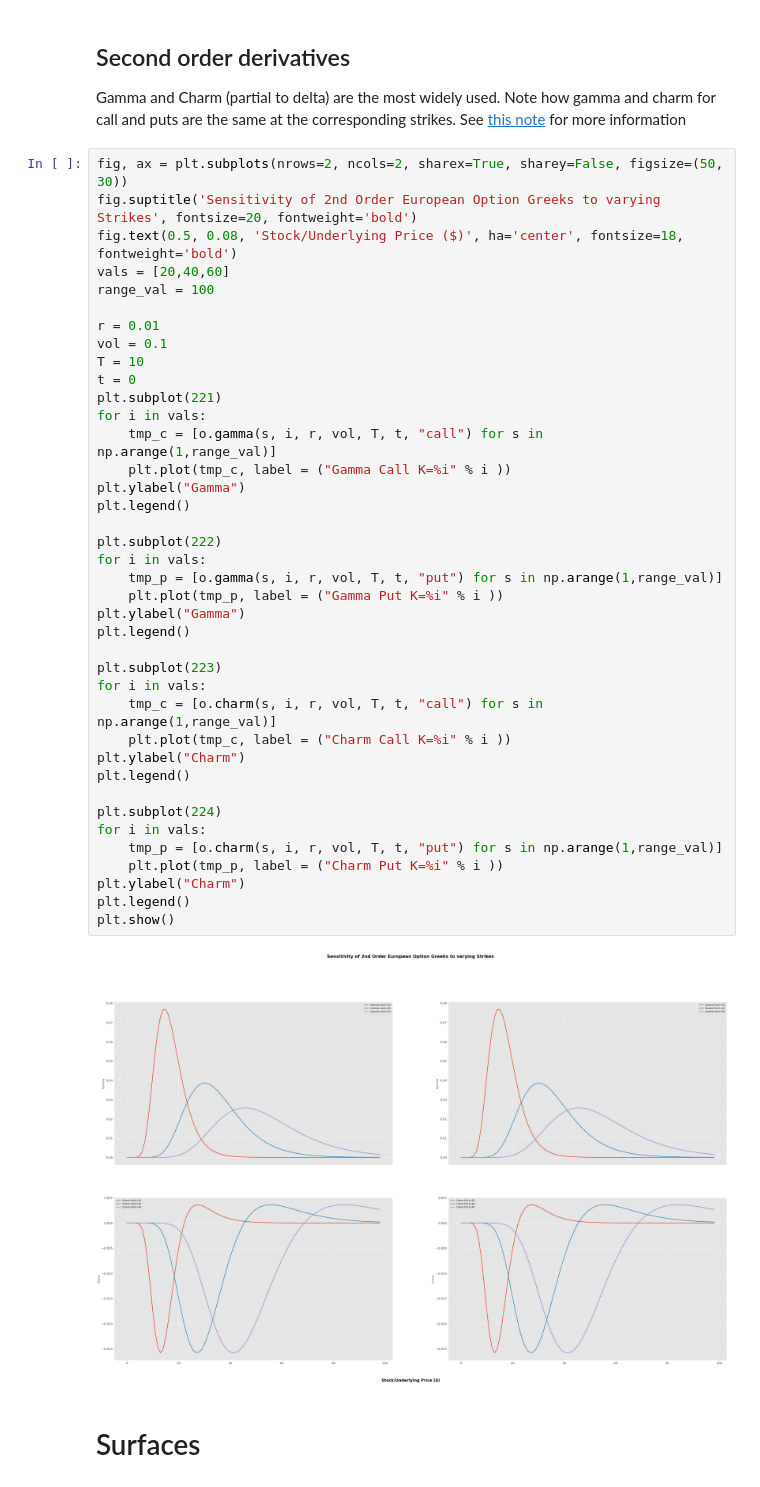
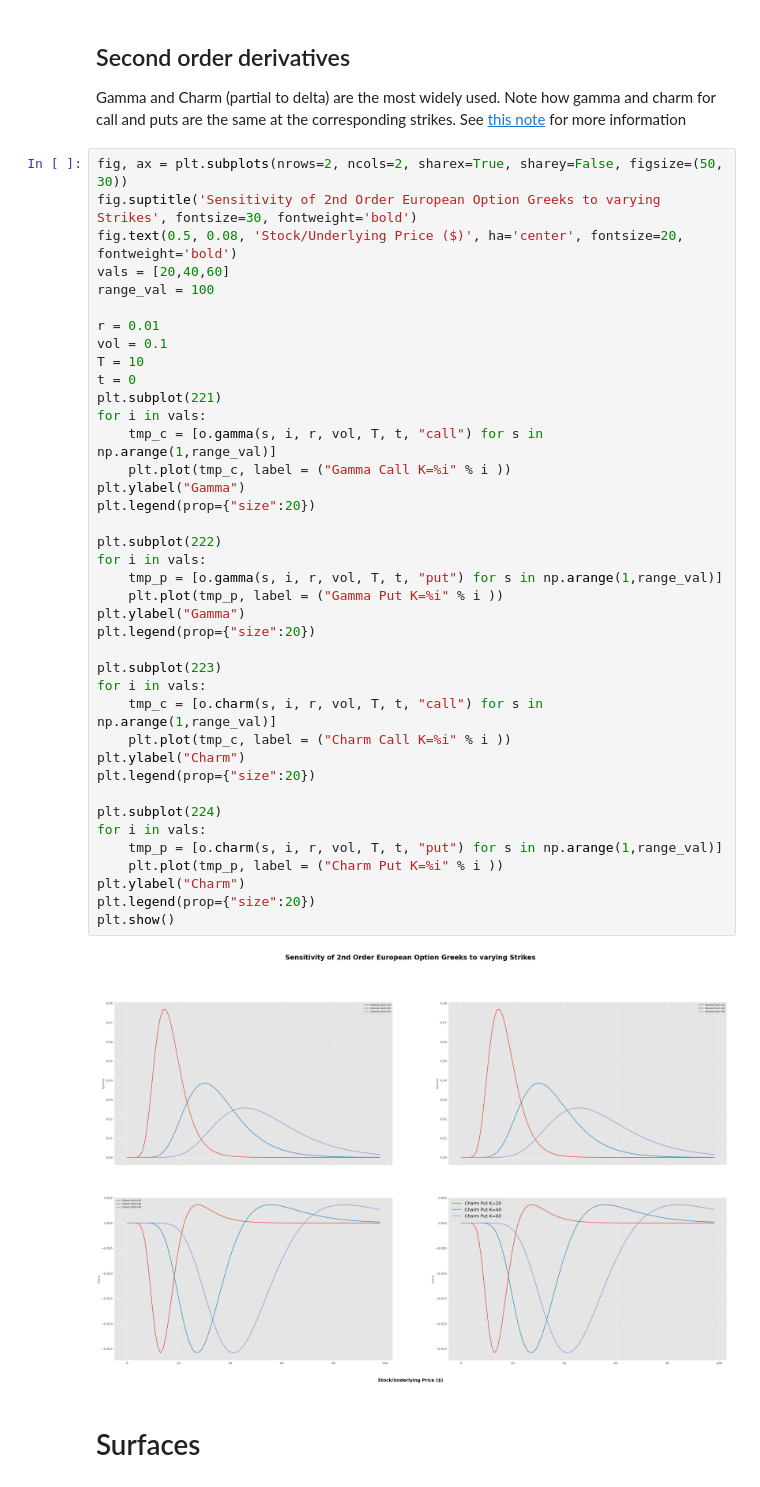
Before and after one commit to ghbcode/website, a Jupyter notebook: notebooks/options2.ipynb, the cells around one changed output. Cells and saved outputs as stored; diff of their text form.

Commit message:
larger legends

```diff
--- a/notebooks/options2.ipynb
+++ b/notebooks/options2.ipynb
@@ -420,45 +420,45 @@ plt.show()
 Gamma and Charm (partial to delta) are the most widely used. Note how gamma and charm for call and puts are the same at the corresponding strikes. See [this note](https://www.worthpointeinvest.com/ask-the-chief-why-is-gamma-the-same-for-call-and-put-options/#:~:text=The%20truth%20is%2C%20all%20calls,expiration%20have%20the%20same%20Gamma%3F%E2%80%9D) for more information
 # %%
 fig, ax = plt.subplots(nrows=2, ncols=2, sharex=True, sharey=False, figsize=(50, 30))
-fig.suptitle('Sensitivity of 2nd Order European Option Greeks to varying Strikes', fontsize=20, fontweight='bold')
-fig.text(0.5, 0.08, 'Stock/Underlying Price ($)', ha='center', fontsize=18, fontweight='bold')
+fig.suptitle('Sensitivity of 2nd Order European Option Greeks to varying Strikes', fontsize=30, fontweight='bold')
+fig.text(0.5, 0.08, 'Stock/Underlying Price ($)', ha='center', fontsize=20, fontweight='bold')
 vals = [20,40,60]
 range_val = 100
 
 r = 0.01
 vol = 0.1
 T = 10
 t = 0
 plt.subplot(221)
 for i in vals:
     tmp_c = [o.gamma(s, i, r, vol, T, t, "call") for s in np.arange(1,range_val)]
     plt.plot(tmp_c, label = ("Gamma Call K=%i" % i ))
 plt.ylabel("Gamma")
-plt.legend()
+plt.legend(prop={"size":20})
 
 plt.subplot(222)
 for i in vals:
     tmp_p = [o.gamma(s, i, r, vol, T, t, "put") for s in np.arange(1,range_val)]
     plt.plot(tmp_p, label = ("Gamma Put K=%i" % i ))
 plt.ylabel("Gamma")
-plt.legend()
+plt.legend(prop={"size":20})
 
 plt.subplot(223)
 for i in vals:
     tmp_c = [o.charm(s, i, r, vol, T, t, "call") for s in np.arange(1,range_val)]
     plt.plot(tmp_c, label = ("Charm Call K=%i" % i ))
 plt.ylabel("Charm")
-plt.legend()
+plt.legend(prop={"size":20})
 
 plt.subplot(224)
 for i in vals:
     tmp_p = [o.charm(s, i, r, vol, T, t, "put") for s in np.arange(1,range_val)]
     plt.plot(tmp_p, label = ("Charm Put K=%i" % i ))
 plt.ylabel("Charm")
-plt.legend()
+plt.legend(prop={"size":20})
 plt.show()
 # %% [output]
-[figure, old version]
+[figure, new version]
 # %% [markdown]
 # Surfaces
 # %%
```
Also changed, not shown: parts of 4 cells of this notebook.
